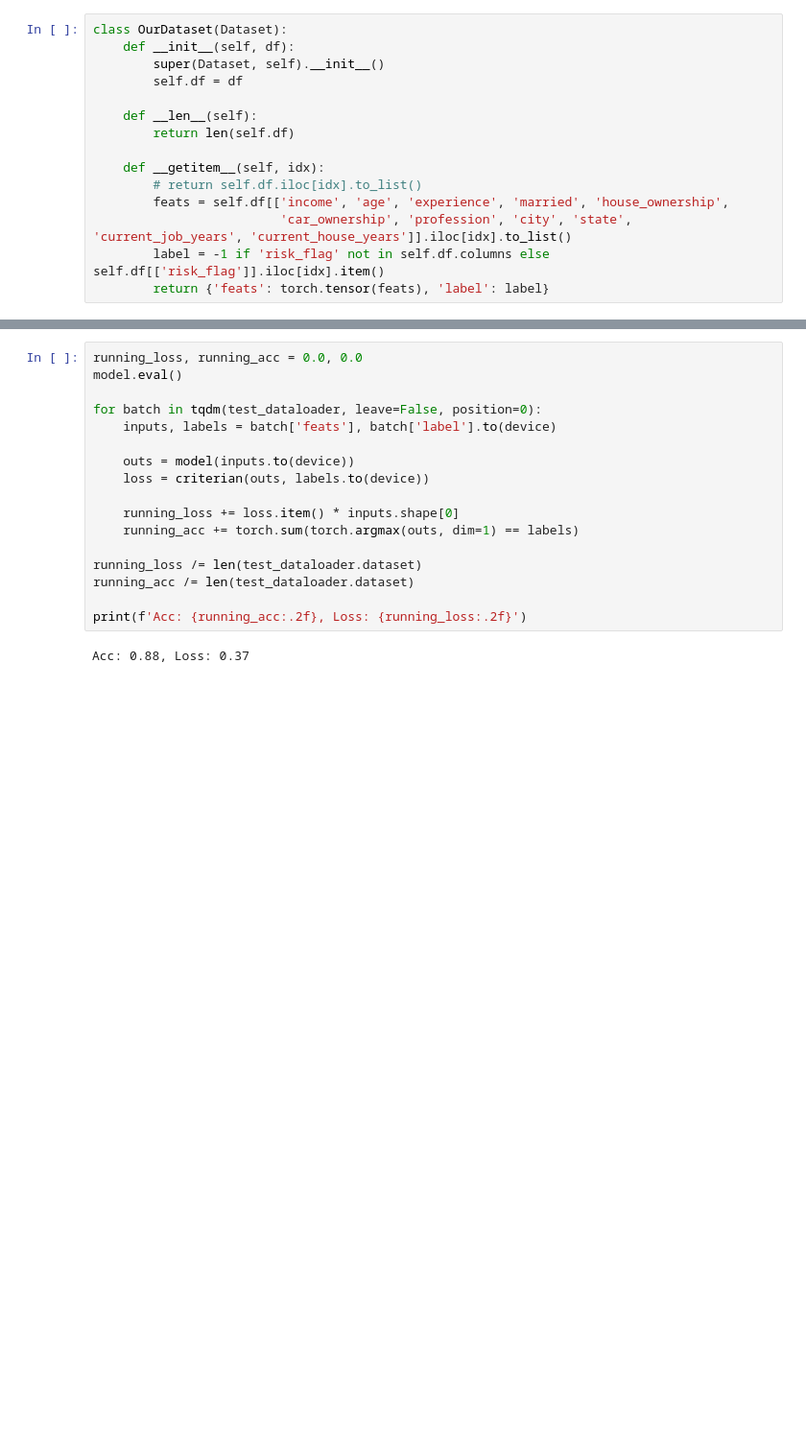
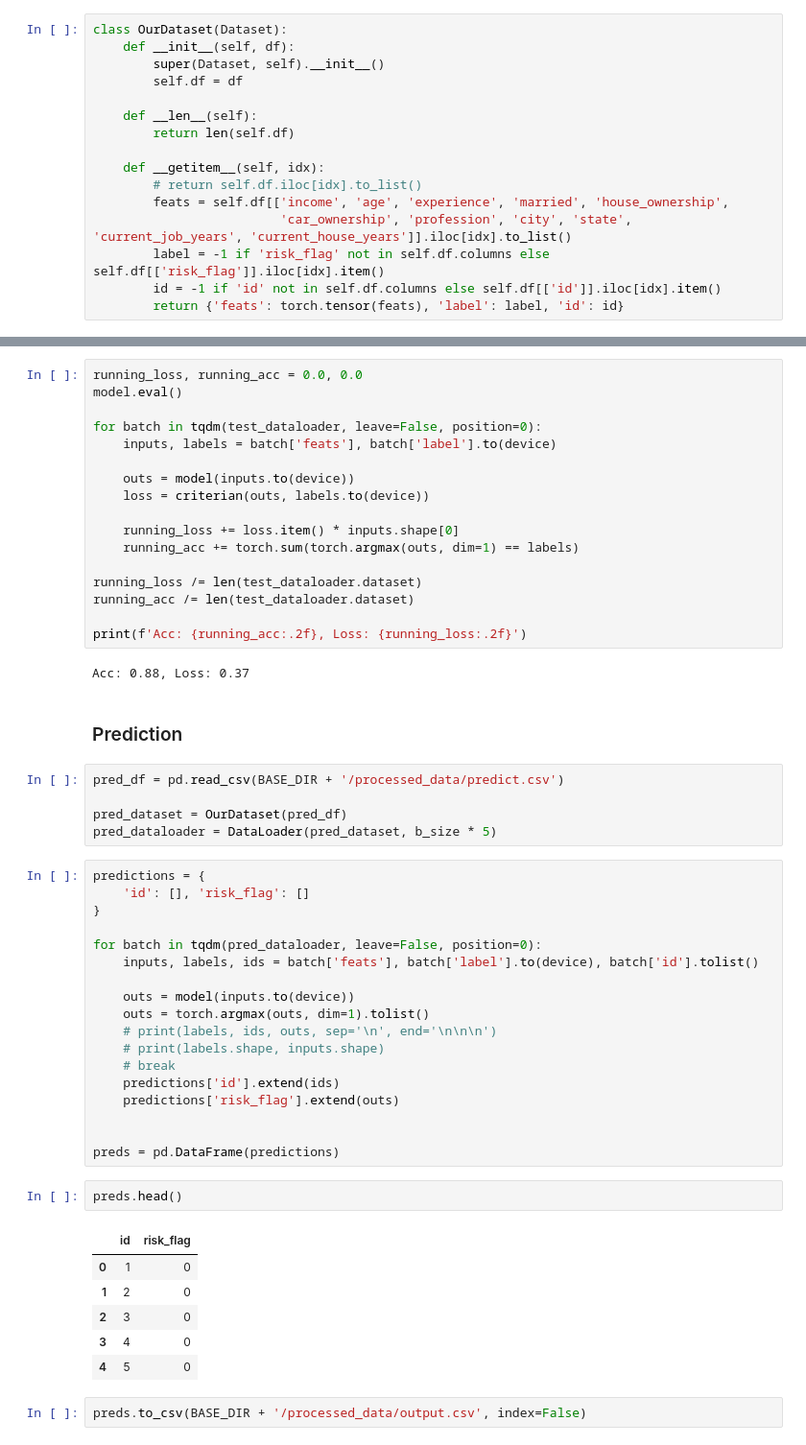
Before and after one commit to harshraj22/DeepLearning, a Jupyter notebook: submissions/Univ.ai [Credit Risk Prediction]/univ_ai_deep_learning_approach.ipynb, the cells around one changed output, grey strips where cells are left out. Shown: that part at 96% size. Drawn from its saved outputs; the diff is of its cells as text; blank space fills up the shorter version.

Commit message:
finetune colab for preds script

```diff
--- a/submissions/Univ.ai [Credit Risk Prediction]/univ_ai_deep_learning_approach.ipynb
+++ b/submissions/Univ.ai [Credit Risk Prediction]/univ_ai_deep_learning_approach.ipynb
@@ -61,7 +61,8 @@ class OurDataset(Dataset):
         feats = self.df[['income', 'age', 'experience', 'married', 'house_ownership',
                          'car_ownership', 'profession', 'city', 'state', 'current_job_years', 'current_house_years']].iloc[idx].to_list()
         label = -1 if 'risk_flag' not in self.df.columns else self.df[['risk_flag']].iloc[idx].item()
-        return {'feats': torch.tensor(feats), 'label': label}
+        id = -1 if 'id' not in self.df.columns else self.df[['id']].iloc[idx].item()
+        return {'feats': torch.tensor(feats), 'label': label, 'id': id}
 # %% [markdown]
 #### Load the data
 # %%
@@ -222,3 +223,39 @@ running_acc /= len(test_dataloader.dataset)
 print(f'Acc: {running_acc:.2f}, Loss: {running_loss:.2f}')
 # %% [output]
 Acc: 0.88, Loss: 0.37
+# %% [markdown]
+### Prediction
+# %%
+pred_df = pd.read_csv(BASE_DIR + '/processed_data/predict.csv')
+
+pred_dataset = OurDataset(pred_df)
+pred_dataloader = DataLoader(pred_dataset, b_size * 5)
+# %%
+predictions = {
+    'id': [], 'risk_flag': []
+}
+
+for batch in tqdm(pred_dataloader, leave=False, position=0):
+    inputs, labels, ids = batch['feats'], batch['label'].to(device), batch['id'].tolist()
+
+    outs = model(inputs.to(device))
+    outs = torch.argmax(outs, dim=1).tolist()
+    # print(labels, ids, outs, sep='\n', end='\n\n\n')
+    # print(labels.shape, inputs.shape)
+    # break
+    predictions['id'].extend(ids)
+    predictions['risk_flag'].extend(outs)
+
+
+preds = pd.DataFrame(predictions)
+# %%
+preds.head()
+# %% [output]
+|  | id | risk_flag |
+| 0 | 1 | 0 |
+| 1 | 2 | 0 |
+| 2 | 3 | 0 |
+| 3 | 4 | 0 |
+| 4 | 5 | 0 |
+# %%
+preds.to_csv(BASE_DIR + '/processed_data/output.csv', index=False)
```
Also changed, not shown: parts of 5 cells of this notebook.
